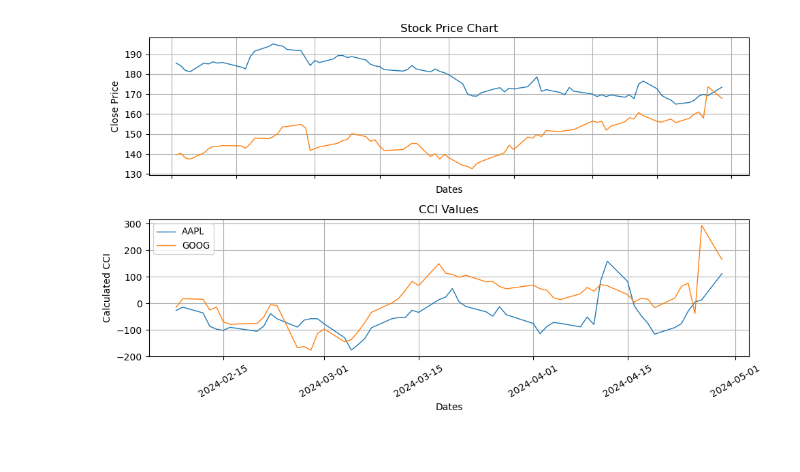
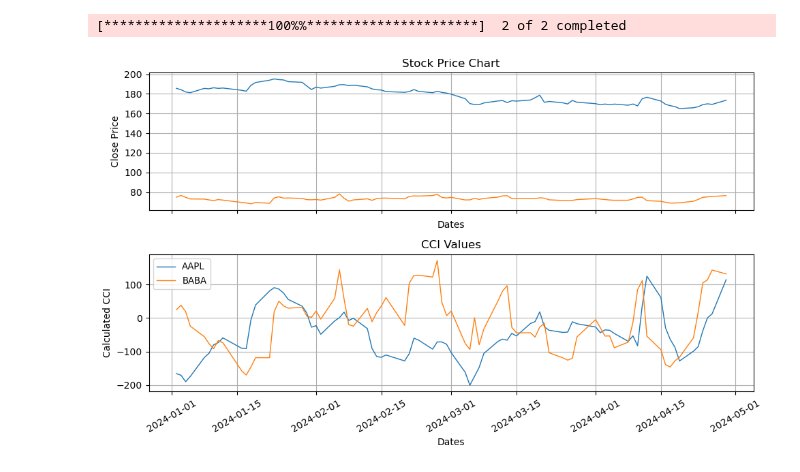
Before and after one commit to mburley127/TradingIndicators, a Jupyter notebook: IndicatorAnalysis/CCI.ipynb, the cells around one changed output. Drawn from its saved outputs; the diff is of its cells as text; code cells hidden in the pictures.

Commit message:
Filter + Graphing updated

```diff
--- a/IndicatorAnalysis/CCI.ipynb
+++ b/IndicatorAnalysis/CCI.ipynb
@@ -7,9 +7,3 @@ warnings.filterwarnings('ignore')
 import sys
 sys.path.append('/Users/mburley/TradingIndicators/Functions')  # Add the 'Functions' directory to the Python path
 from IndicatorFunctions import import_stock_data, calculate_cci, plot_function
-# %%
-### Load in Stock Data
-tickers = ['AAPL', 'GOOG']
-start_date = '2024-01-01'
-stock_data = import_stock_data(tickers, start_date)
-stock_data
@@ -64,6 +68,13 @@ cci_df_filtered.tail()
-# %%
-### Plot CCI
-plot = plot_function(stock_data, cci_df, tickers, indicator_type = 'CCI')
-plot
-# %% [output]
-[figure, removed]
+# %%
+### Plot CCI for chosen ticker
+# Create a list of tickers you want to plot
+tickers_to_plot = ['AAPL', 'BABA']
+stock_data_to_plot = import_stock_data(tickers_to_plot, start_date)
+cci_df_to_plot, cci_vals = calculate_cci(stock_data_to_plot, window = 20)
+
+# Call plot_function with the correct arguments
+plot = plot_function(stock_data_to_plot, cci_df_to_plot, tickers = tickers_to_plot, indicator_type = 'CCI')
+plot
+# %% [output]
+[*********************100%%**********************]  2 of 2 completed
+[figure, added]
```
Also changed, not shown: parts of 4 cells of this notebook.
